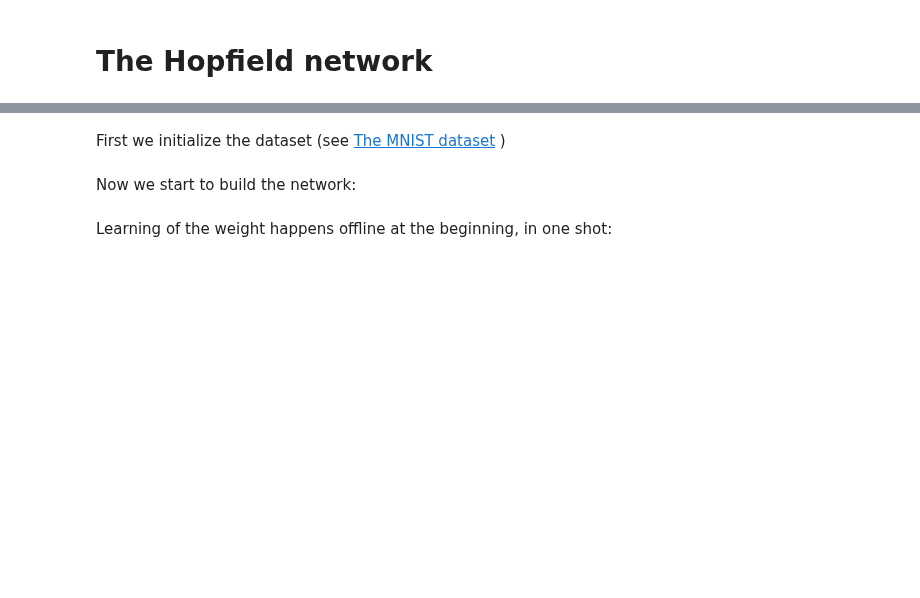
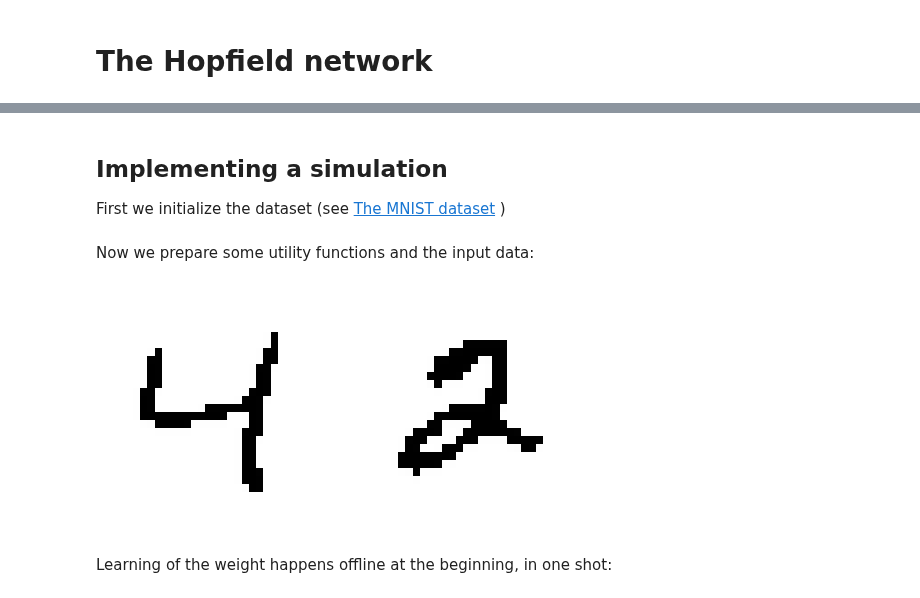
Before and after one commit to cecconeurale/neunet-basics, a Jupyter notebook: course/hopfield.ipynb, the cells around one changed output, grey strips where cells are left out. Saved outputs shown, nothing was run; the diff lists cells and outputs as text; code cells hidden in the pictures; blank space fills up the shorter version.

```diff
--- a/course/hopfield.ipynb
+++ b/course/hopfield.ipynb
@@ -3,4 +115,5 @@
 # %% [markdown]
+## Implementing a simulation
 First we initialize the dataset (see [The MNIST dataset](http://nbviewer.ipython.org/github/francesco-mannella/neunet-basics/blob/master/course/mnist.ipynb) )
 # %%
 # download the dataset
@@ -13,5 +126,3 @@ from mnist import MNIST
 mndata = MNIST('./data')
 mndata.load_training() # we only need the training set
 img_side = 28
-# %% [markdown]
-Now we start to build the network:
@@ -32,3 +129,48 @@ patterns = patterns[:n_patterns]
+# %% [markdown]
+Now we prepare some utility functions and the input data:
+# %%
+%matplotlib inline
+from pylab import *
+
+# the maximum number of plots to be printed in a row
+windows = 8
+
+# a custom plot that uses imshow to draw a matrix
+# x:        array           the matrix to be plotted
+# fig:      figure object   figure device to use
+# window:   int             the current subplot position
+# windows   int             number of subplot
+def plot_img(x, fig, window, windows=windows) :
+    ax = fig.add_subplot(1,windows,window)
+    ax.imshow(x, interpolation='none', aspect='auto', cmap=cm.Greys)
+    axis('off')
+    fig.canvas.draw()
+
+# transorm a raw input in an image matrix
+# x:      array    the raw input vector
+# return  array    a squared matrix
+def to_mat(x) :
+    return x.reshape( img_side, img_side )
+
+# We only need few samples, we take them from the training set.
+# We take samples 2 and 5, representing respectively a '4'
+# and a '2'
+patterns = array(mndata.train_images)[[2,5],]
+patterns = sign(patterns/255.0 - 0.5)
+
+# each input is now a raw vector.
+# the number of units of the network
+# corresponds to the number of input elements
+n = img_side*img_side
+
+# the number of patterns (two in out case)
+n_patterns = patterns.shape[0]
+
+fig = figure(figsize = (8,4))
+for i in xrange(n_patterns):
+    plot_img( to_mat(patterns[i]), fig, i+1, windows = 2 )
+# %% [output]
+[figure, added]
 # %% [markdown]
 Learning of the weight happens offline at the beginning, in one shot:
 # %%
```
Also changed, not shown: parts of 8 cells of this notebook, 3 other files.
